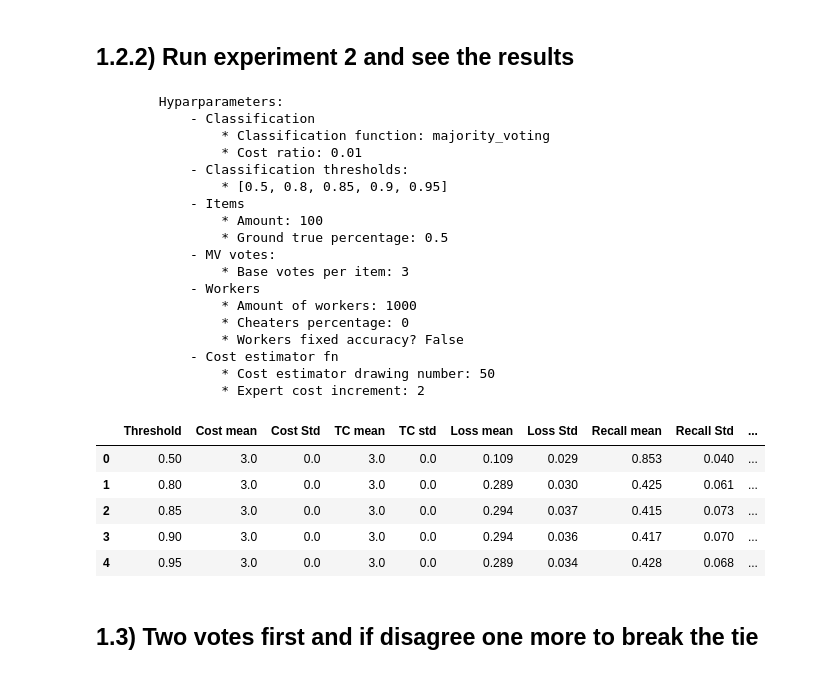
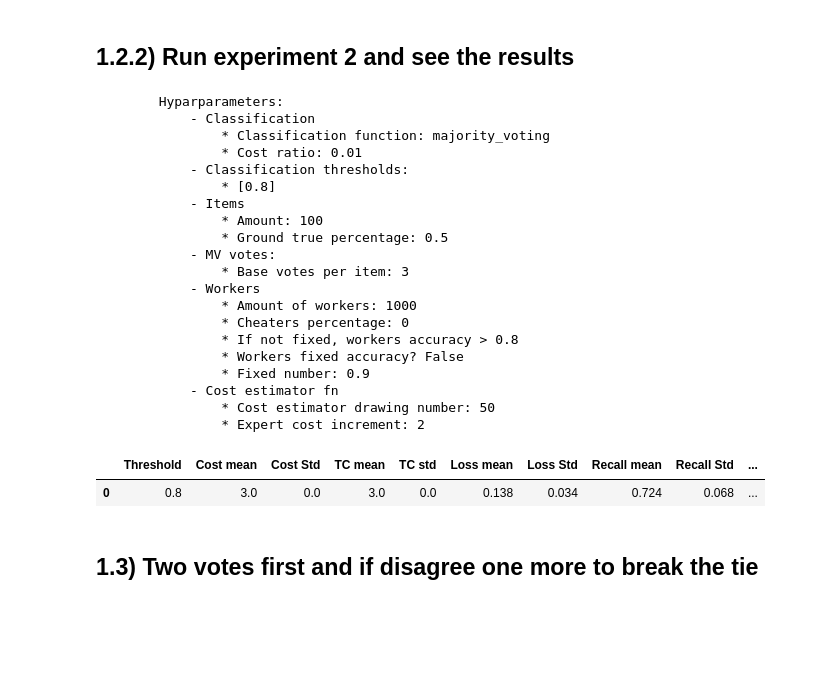
Before and after one commit to pmaglione/classification_model, a Jupyter notebook: main_algorithm_with_experiments.ipynb, the cells around one changed output. Cells and saved outputs as stored; diff of their text form; code cells hidden in the pictures; blank space fills up the shorter version.

```diff
--- a/main_algorithm_with_experiments.ipynb
+++ b/main_algorithm_with_experiments.ipynb
@@ -97,8 +96,10 @@ expert_cost_increment = 2
 #crowd
 workers_num = 1000
 z = 0 #% cheaters
+base_workers_acc = .8
 fixed_acc = False
-workers_acc = .9
+fixed_workers_acc = .9
+
 
 #ground truth
 items_num = 100
@@ -382,7 +380,8 @@ def run_experiment_2():
         ct_unclassified_amount = []
 
         for _ in range(iterations_per_ct):
-            workers_accuracy = alg_utils.simulate_workers(workers_num, z, fixed_acc, workers_acc)
+            workers_accuracy = alg_utils.simulate_workers(workers_num, z, fixed_acc, fixed_workers_acc, base_workers_acc)
+
             params = {
                 'workers_accuracy': workers_accuracy,
                 'workers_num': workers_num,
@@ -430,37 +429,35 @@ def run_experiment_2():
 # %% [markdown]
 ## 1.2.2) Run experiment 2 and see the results
 # %%
-alg_utils.print_hyperparameters(cf, cr,base_votes_per_item, drawing_simulations_amount, expert_cost_increment, workers_num, z, fixed_acc, items_num, data_true_percentage, iterations_per_ct, cts)
+alg_utils.print_hyperparameters(cf, cr,base_votes_per_item, drawing_simulations_amount, expert_cost_increment, workers_num, z, fixed_acc, base_workers_acc, fixed_workers_acc, items_num, data_true_percentage, iterations_per_ct, cts)
 results_mv_baseline = run_experiment_2()
 
 #table
-pd.DataFrame(results_mv_baseline, columns=pdColumns).to_csv('results/baseline_mv.csv', index=False)
+#pd.DataFrame(results_mv_baseline, columns=pdColumns).to_csv('results/baseline_mv.csv', index=False)
 pd.DataFrame(results_mv_baseline, columns=pdColumns)
 # %% [output]
         Hyparparameters:
             - Classification
                 * Classification function: majority_voting
                 * Cost ratio: 0.01
             - Classification thresholds:
-                * [0.5, 0.8, 0.85, 0.9, 0.95]
+                * [0.8]
             - Items
                 * Amount: 100
                 * Ground true percentage: 0.5
             - MV votes:
                 * Base votes per item: 3
             - Workers
                 * Amount of workers: 1000
                 * Cheaters percentage: 0
+                * If not fixed, workers accuracy > 0.8
                 * Workers fixed accuracy? False
+                * Fixed number: 0.9
             - Cost estimator fn
                 * Cost estimator drawing number: 50
                 * Expert cost increment: 2
 |  | Threshold | Cost mean | Cost Std | TC mean | TC std | Loss mean | Loss Std | Recall mean | Recall Std | ... |
-| 0 | 0.50 | 3.0 | 0.0 | 3.0 | 0.0 | 0.109 | 0.029 | 0.853 | 0.040 | ... |
-| 1 | 0.80 | 3.0 | 0.0 | 3.0 | 0.0 | 0.289 | 0.030 | 0.425 | 0.061 | ... |
-| 2 | 0.85 | 3.0 | 0.0 | 3.0 | 0.0 | 0.294 | 0.037 | 0.415 | 0.073 | ... |
-| 3 | 0.90 | 3.0 | 0.0 | 3.0 | 0.0 | 0.294 | 0.036 | 0.417 | 0.070 | ... |
-| 4 | 0.95 | 3.0 | 0.0 | 3.0 | 0.0 | 0.289 | 0.034 | 0.428 | 0.068 | ... |
+| 0 | 0.8 | 3.0 | 0.0 | 3.0 | 0.0 | 0.138 | 0.034 | 0.724 | 0.068 | ... |
 # %% [markdown]
 ## 1.3) Two votes first and if disagree one more to break the tie
 # %% [markdown]
```
Also changed, not shown: parts of 12 cells of this notebook, 3 other files.
